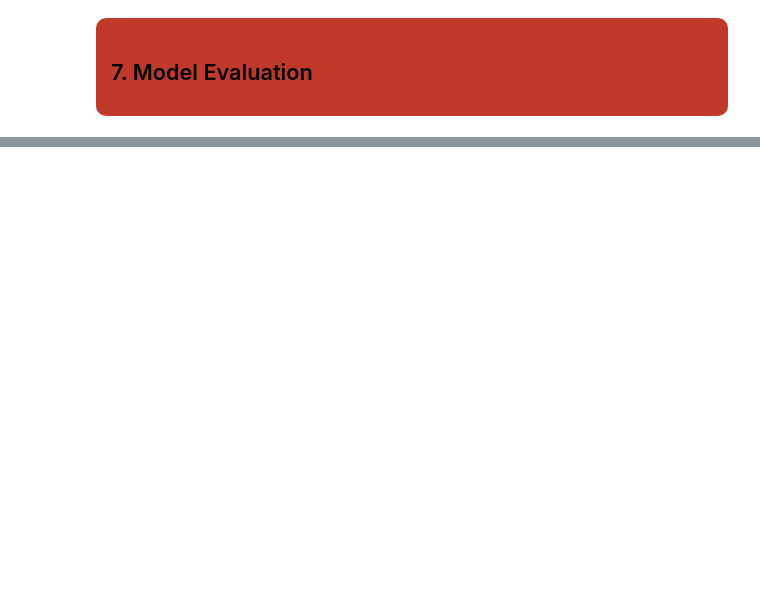
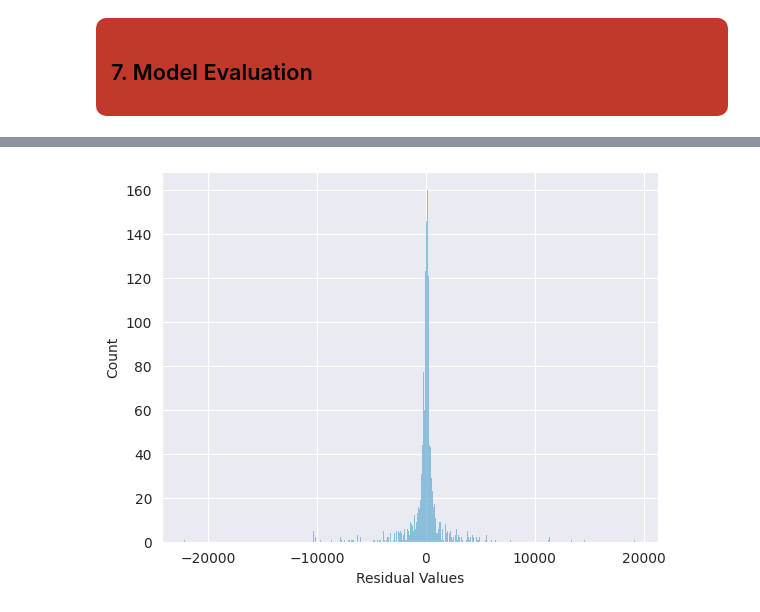
Before and after one commit to SunidhiHere/Amazon-E-Commerce-Project, a Jupyter notebook: amazon-e-commerce-analysis.ipynb, the cells around one changed output, grey strips where cells are left out. Cells and saved outputs as stored; diff of their text form; code cells hidden in the pictures; blank space fills up the shorter version.

```diff
--- a/amazon-e-commerce-analysis.ipynb
+++ b/amazon-e-commerce-analysis.ipynb
@@ -1039,0 +1172,8 @@ Cross Validation Results Mean:  0.9159405293663456
+# %%
+#Checking for Normal Distribution of the Error
+
+ax = sns.histplot(residuals)
+ax.set_xlabel('Residual Values')
+plt.show()
+# %% [output]
+[figure, added]
```
Also changed, not shown: parts of 23 cells of this notebook.
